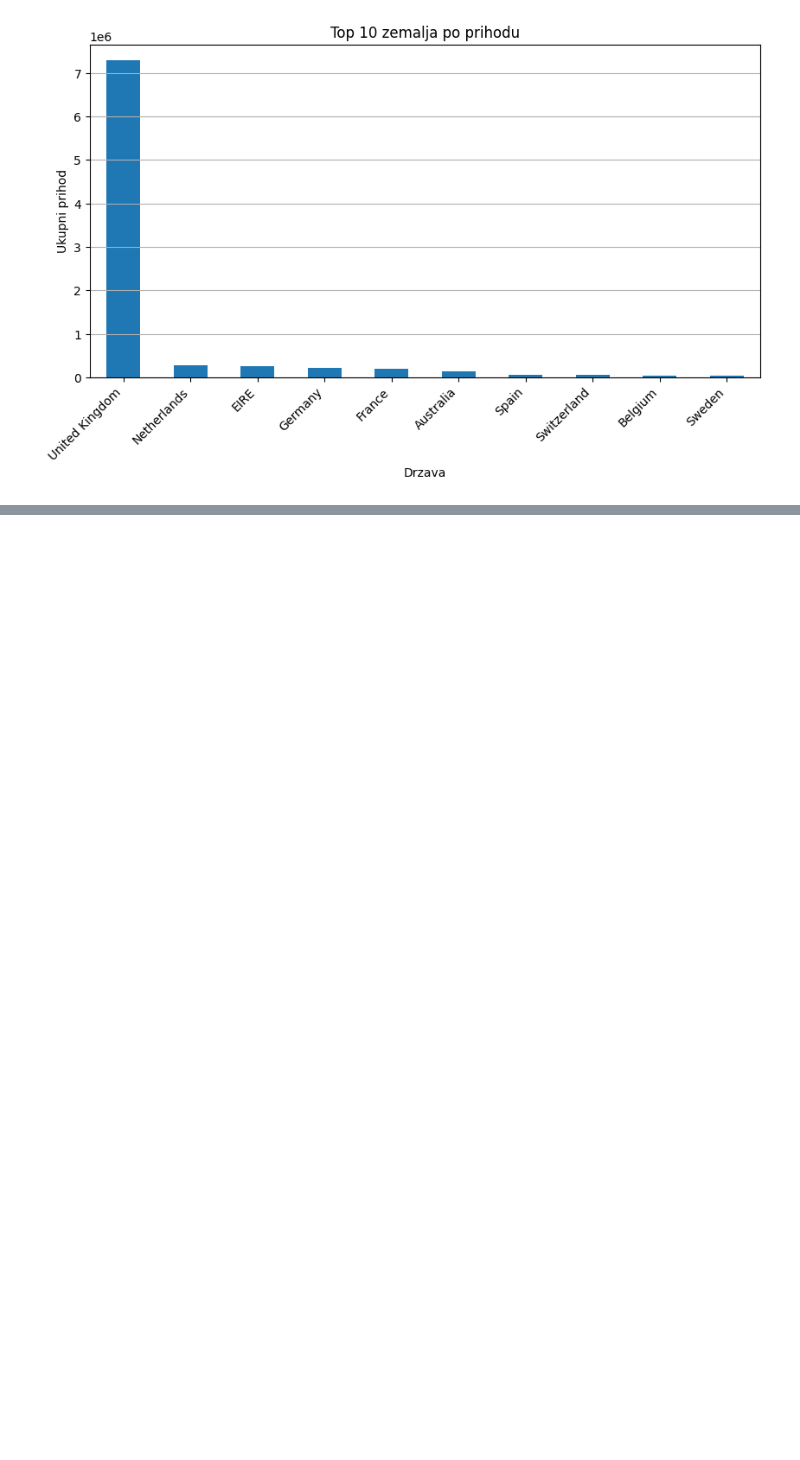
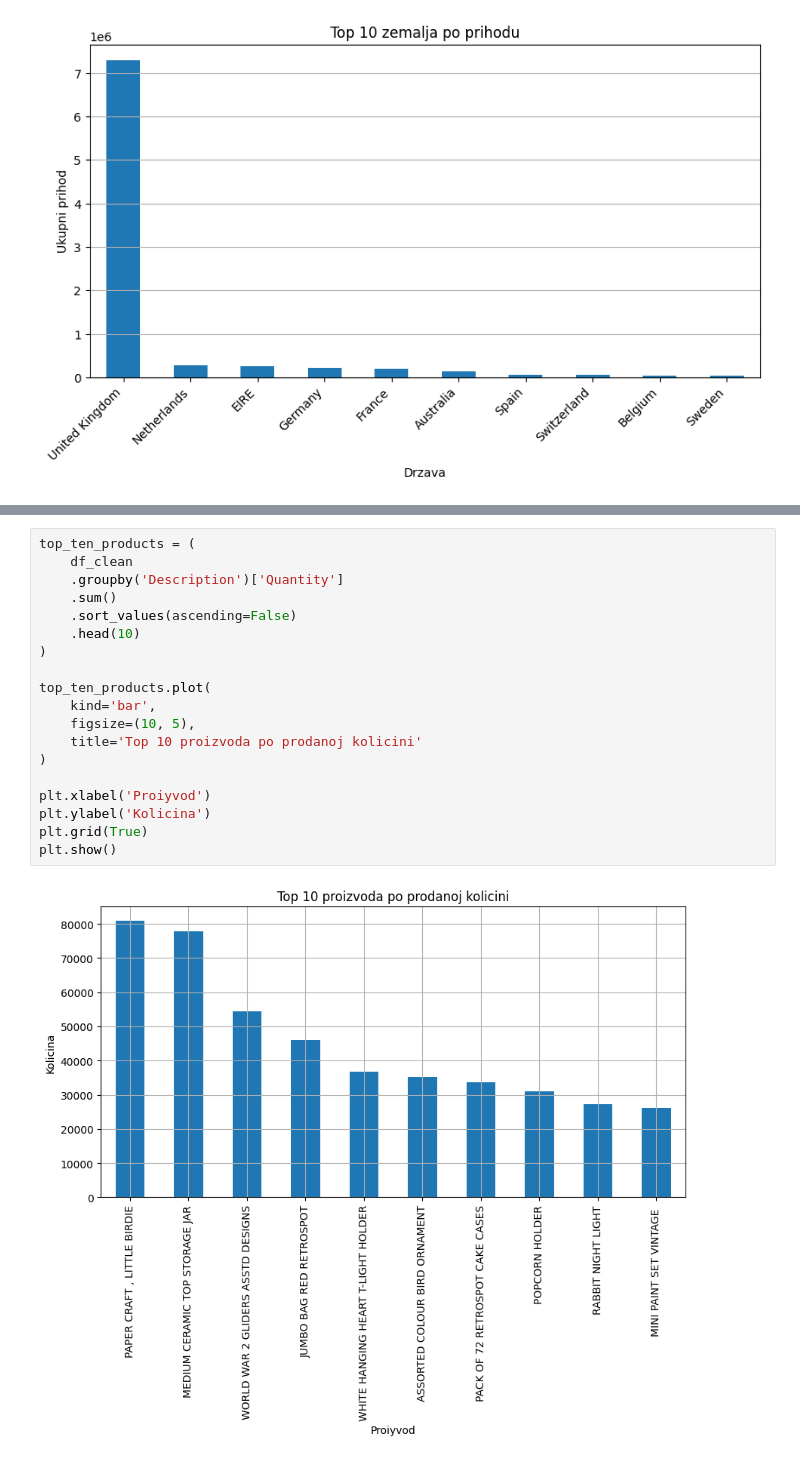
Before and after one commit to python-developer-algebra-klujic/pyds-ponavljanje, a Jupyter notebook: Final project - Online Retail Store.ipynb, the cells around one changed output, grey strips where cells are left out. Saved outputs shown, nothing was run; the diff lists cells and outputs as text; blank space fills up the shorter version.

```diff
--- a/Final project - Online Retail Store.ipynb
+++ b/Final project - Online Retail Store.ipynb
@@ -255,0 +276,21 @@ plt.show()
+# %%
+top_ten_products = (
+    df_clean
+    .groupby('Description')['Quantity']
+    .sum()
+    .sort_values(ascending=False)
+    .head(10)
+)
+
+top_ten_products.plot(
+    kind='bar',
+    figsize=(10, 5),
+    title='Top 10 proizvoda po prodanoj kolicini'
+)
+
+plt.xlabel('Proiyvod')
+plt.ylabel('Kolicina')
+plt.grid(True)
+plt.show()
+# %% [output]
+[figure, added]
```
Also changed, not shown: parts of 1 cell of this notebook.
